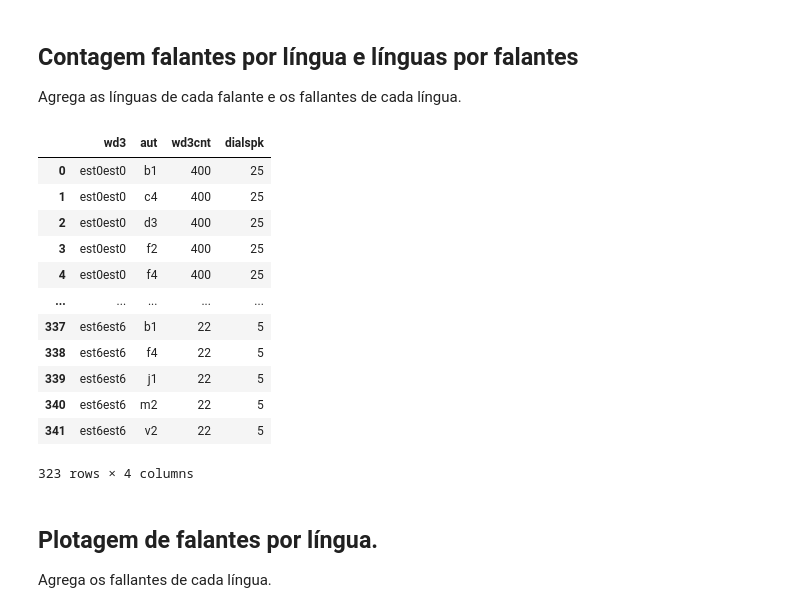
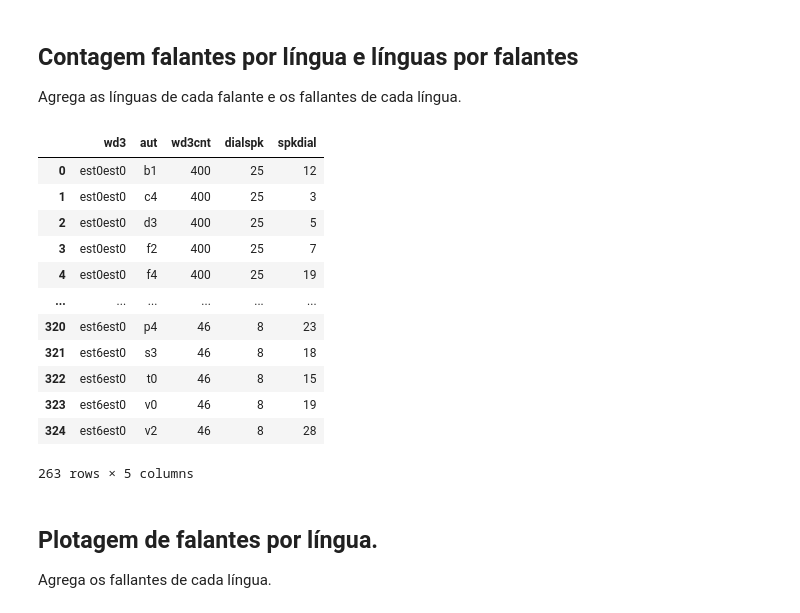
Before and after one commit to labase/data_edu, a Jupyter notebook: ipnb/organelas_eica.ipynb, the cells around one changed output. Saved outputs shown, nothing was run; the diff lists cells and outputs as text; code cells hidden in the pictures.

```diff
--- a/ipnb/organelas_eica.ipynb
+++ b/ipnb/organelas_eica.ipynb
@@ -258,28 +260,33 @@ Agrega as línguas de cada falante e os fallantes de cada língua.
 # %%
 a = d_sst_ct.groupby('aut').agg({'wd3': lambda x: tuple(sorted(set(x))), 'wd3cnt':'count'})
 d_sst_dial = a.explode('wd3').reset_index()
 s = d_sst_ct.groupby('wd3').agg({'aut': lambda x: tuple(sorted(set(x))), 'wd3cnt':'count'})
 d_sst_spk = s.explode('aut').reset_index()
 d_sst_dial["dialspk"] = d_sst_dial.groupby('aut')['wd3cnt'].transform('count')
+d_sst_dial["spkdial"] = d_sst_dial.groupby('wd3')['wd3cnt'].transform('count')
 d_sst_spk["dialspk"] = d_sst_spk.groupby('wd3')['wd3cnt'].transform('count')
-d_sst_spk = d_sst_spk[d_sst_spk["dialspk"]>2]
+d_sst_spk["spkdial"] = d_sst_spk.groupby('aut')['wd3cnt'].transform('count')
+d_sst_spk = d_sst_spk[d_sst_spk["dialspk"]>5]
+d_sst_dial = d_sst_dial[d_sst_dial["dialspk"]>5]
+d_sst_spk = d_sst_spk[d_sst_spk["spkdial"]>2]
+d_sst_dial = d_sst_dial[d_sst_dial["spkdial"]>2]
 
 # print(a.explode('wd3'))
 d_sst_spk
 # %% [output]
-|  | wd3 | aut | wd3cnt | dialspk |
-| 0 | est0est0 | b1 | 400 | 25 |
-| 1 | est0est0 | c4 | 400 | 25 |
-| 2 | est0est0 | d3 | 400 | 25 |
-| 3 | est0est0 | f2 | 400 | 25 |
-| 4 | est0est0 | f4 | 400 | 25 |
-| ... | ... | ... | ... | ... |
-| 337 | est6est6 | b1 | 22 | 5 |
-| 338 | est6est6 | f4 | 22 | 5 |
-| 339 | est6est6 | j1 | 22 | 5 |
-| 340 | est6est6 | m2 | 22 | 5 |
-| 341 | est6est6 | v2 | 22 | 5 |
+|  | wd3 | aut | wd3cnt | dialspk | spkdial |
+| 0 | est0est0 | b1 | 400 | 25 | 12 |
+| 1 | est0est0 | c4 | 400 | 25 | 3 |
+| 2 | est0est0 | d3 | 400 | 25 | 5 |
+| 3 | est0est0 | f2 | 400 | 25 | 7 |
+| 4 | est0est0 | f4 | 400 | 25 | 19 |
+| ... | ... | ... | ... | ... | ... |
+| 320 | est6est0 | p4 | 46 | 8 | 23 |
+| 321 | est6est0 | s3 | 46 | 8 | 18 |
+| 322 | est6est0 | t0 | 46 | 8 | 15 |
+| 323 | est6est0 | v0 | 46 | 8 | 19 |
+| 324 | est6est0 | v2 | 46 | 8 | 28 |
-323 rows × 4 columns
+263 rows × 5 columns
 # %% [markdown]
 ## Plotagem de falantes por língua.
 Agrega os fallantes de cada língua.
```
Also changed, not shown: parts of 5 cells of this notebook, 1 other file.
